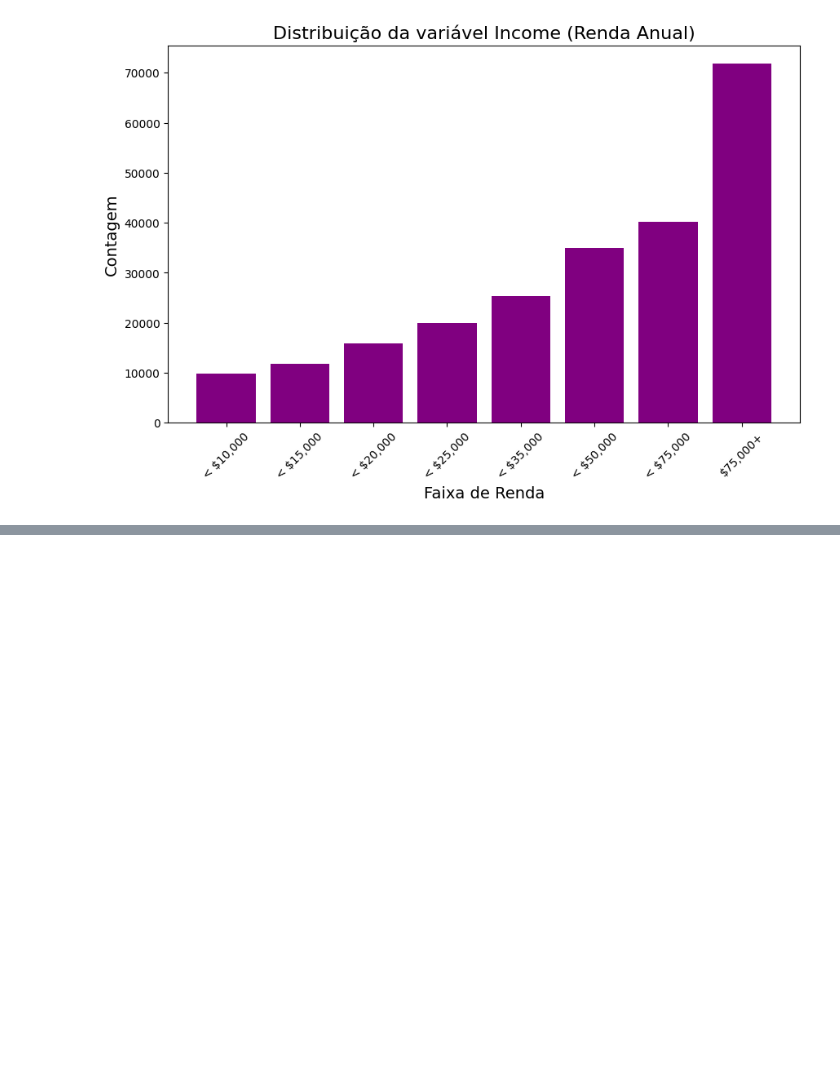
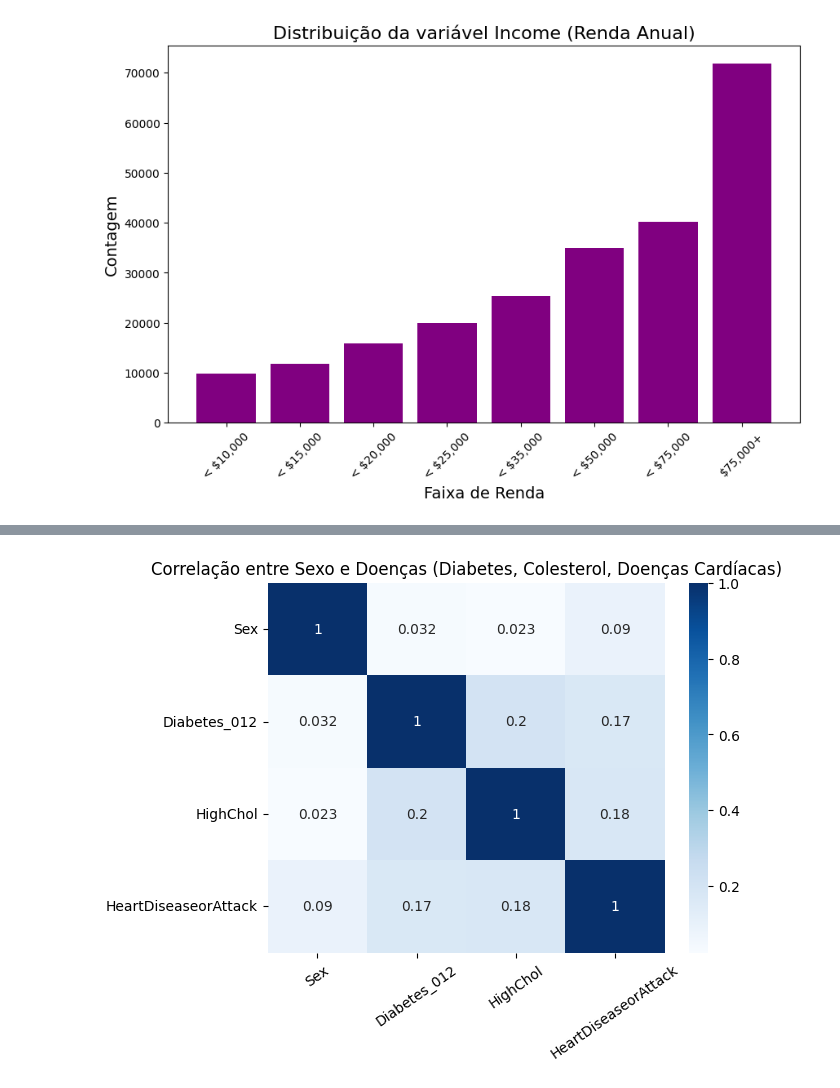
Before and after one commit to rcm2005/Data-Science, a Jupyter notebook: sprint3/sprint33.ipynb, the cells around one changed output, grey strips where cells are left out. Drawn from its saved outputs; the diff is of its cells as text; code cells hidden in the pictures; blank space fills up the shorter version.

```diff
--- a/sprint3/sprint33.ipynb
+++ b/sprint3/sprint33.ipynb
@@ -1061,0 +1271,12 @@ Name: count, dtype: float64
+# %%
+# Criando tabela de correlação entre sexo e doenças
+corr_vars_sex_disease = base[['Sex', 'Diabetes_012', 'HighChol', 'HeartDiseaseorAttack']]
+correlation_sex_disease = corr_vars_sex_disease.corr()
+
+# Plotando matriz de correlação
+sns.heatmap(correlation_sex_disease, annot=True, cmap='Blues')
+plt.title('Correlação entre Sexo e Doenças (Diabetes, Colesterol, Doenças Cardíacas)')
+plt.xticks(rotation= 35)
+plt.show()
+# %% [output]
+[figure, added]
```
Also changed, not shown: parts of 20 cells of this notebook, 1 other file.
